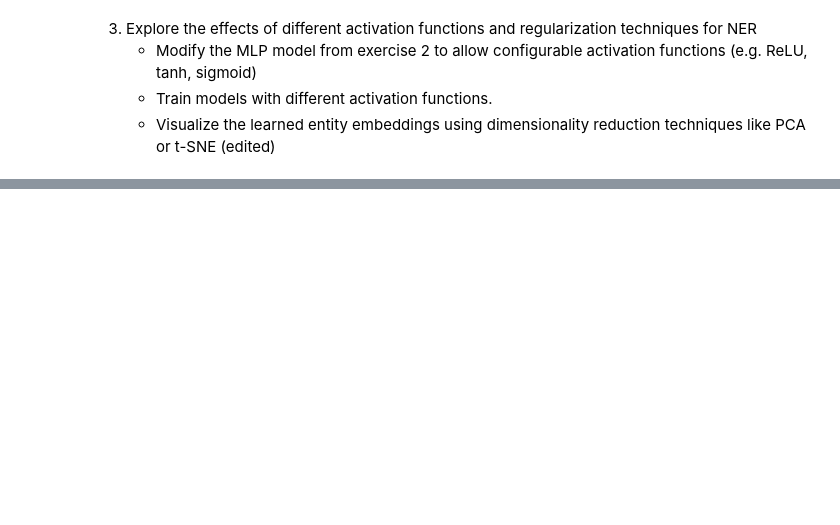
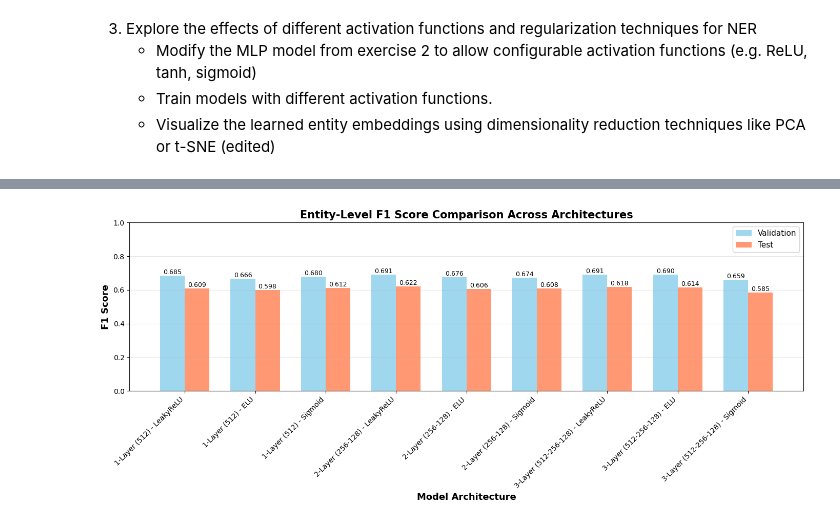
Before and after one commit to Jj-source/deepl_nlp, a Jupyter notebook: assignment1/hw1_NER_GloVe_updated.ipynb, the cells around one changed output, grey strips where cells are left out. Saved outputs shown, nothing was run; the diff lists cells and outputs as text; code cells hidden in the pictures; blank space fills up the shorter version.

```diff
--- a/assignment1/hw1_NER_GloVe_updated.ipynb
+++ b/assignment1/hw1_NER_GloVe_updated.ipynb
@@ -1561,0 +1685,46 @@ so the 1layer_wide, 2_layer and 3layer_bottleneck
+# %%
+%%capture
+# briefly visualize f1 for these cute models
+# Collect metrics for all models
+print("Collecting metrics for all models...")
+model_results_activations = {}
+for name, model in models.items():
+  model_results_activations[name] = entity_level_evaluation(model, verbose=False)
+
+model_names = list(model_results_activations.keys())
+val_f1 = [model_results_activations[m]['val']['f1'] for m in model_names]
+test_f1 = [model_results_activations[m]['test']['f1'] for m in model_names]
+val_precision = [model_results_activations[m]['val']['precision'] for m in model_names]
+test_precision = [model_results_activations[m]['test']['precision'] for m in model_names]
+val_recall = [model_results_activations[m]['val']['recall'] for m in model_names]
+test_recall = [model_results_activations[m]['test']['recall'] for m in model_names]
+# %%
+# 1. F1 Score Comparison
+fig, ax = plt.subplots(figsize=(14, 6))
+x = np.arange(len(model_names))
+width = 0.35
+
+bars1 = ax.bar(x - width/2, val_f1, width, label='Validation', alpha=0.8, color='skyblue')
+bars2 = ax.bar(x + width/2, test_f1, width, label='Test', alpha=0.8, color='coral')
+
+ax.set_xlabel('Model Architecture', fontsize=13, fontweight='bold')
+ax.set_ylabel('F1 Score', fontsize=13, fontweight='bold')
+ax.set_title('Entity-Level F1 Score Comparison Across Architectures', fontsize=15, fontweight='bold')
+ax.set_xticks(x)
+ax.set_xticklabels(model_names, rotation=45, ha='right')
+ax.legend(fontsize=11)
+ax.grid(True, alpha=0.3, axis='y')
+ax.set_ylim([0, 1])
+
+# Add value labels on bars
+for bars in [bars1, bars2]:
+    for bar in bars:
+        height = bar.get_height()
+        ax.text(bar.get_x() + bar.get_width()/2., height,
+                f'{height:.3f}',
+                ha='center', va='bottom', fontsize=9)
+
+plt.tight_layout()
+plt.show()
+# %% [output]
+[figure, added]
```
Also changed, not shown: parts of 47 cells of this notebook.
